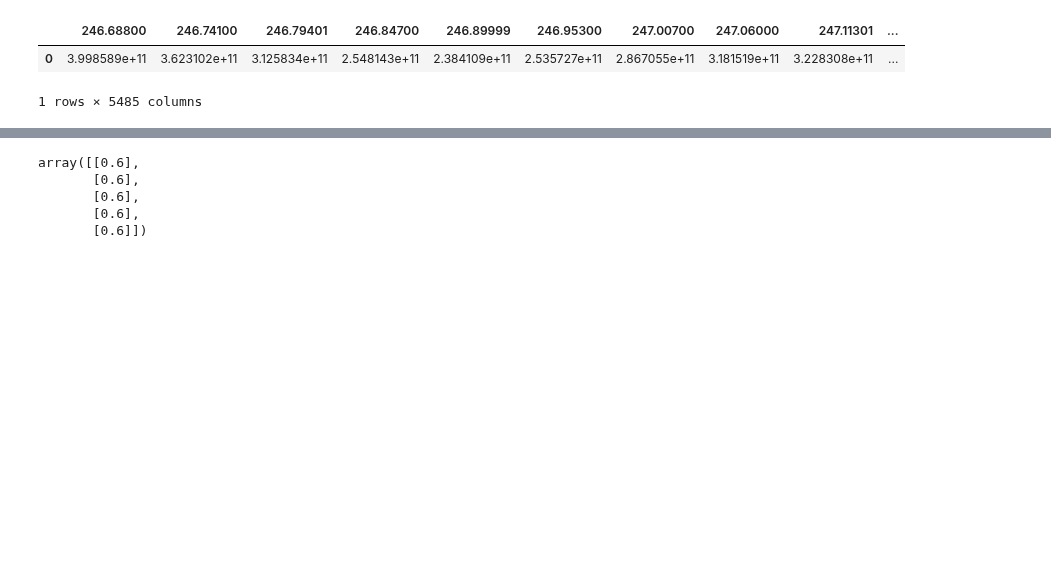
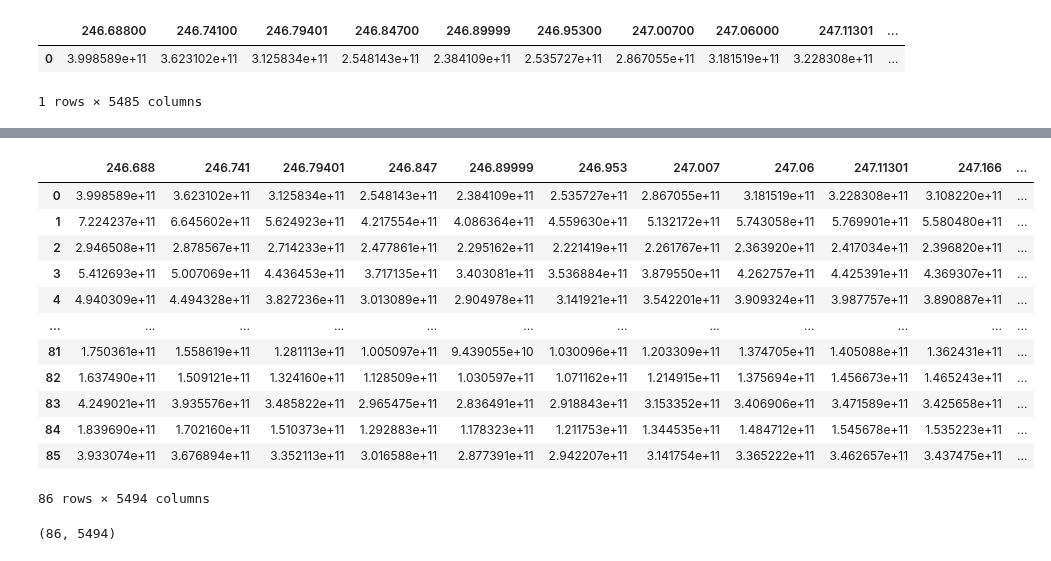
Before and after one commit to chhoumann/thesis-chemcam, a Jupyter notebook: baseline/notes.ipynb, the cells around one changed output, grey strips where cells are left out. Saved outputs shown, nothing was run; the diff lists cells and outputs as text; code cells hidden in the pictures; blank space fills up the shorter version.

```diff
--- a/baseline/notes.ipynb
+++ b/baseline/notes.ipynb
@@ -67,7 +67,7 @@ def get_preprocessed_sample_data(sample_name: str) -> list[pd.DataFrame]:
 
 sample_data: dict[str, list[pd.DataFrame]] = {}
 
-for _sample_name in sample_names[:5]:
+for _sample_name in sample_names[:100]:
     sample_data[_sample_name] = get_preprocessed_sample_data(_sample_name)
 
 sample_data.keys()
@@ -96,8 +96,8 @@ masks = [
 def mask_wavelegths(data: pd.DataFrame, mask):
     return data.loc[~((data["wave"] >= mask[0]) & (data["wave"] <= mask[1]))]
 
-for _sample_name, data in sample_data.items():
-    for i, _ in enumerate(data):
+for _sample_name, sample_dfs in sample_data.items():
+    for i, _ in enumerate(sample_dfs):
         for mask in masks:
             sample_data[_sample_name][i] = mask_wavelegths(sample_data[_sample_name][i], mask)
 
@@ -287,8 +248,40 @@ K2O: 0.6
-# %%
-pls.predict(X.values)
-# %% [output]
-array([[0.6],
-       [0.6],
-       [0.6],
-       [0.6],
-       [0.6]])
+# %%
+# transform all samples
+# final_df = pd.concat([transform_dataframe(dfs[0], sample_size) for dfs in sample_data.values()], ignore_index=True)
+
+# iterate over all samples
+# get the first dataframe for each sample
+# transform the dataframe
+# add the label to the dataframe
+# skip if the oxides labels cannot be found
+dfs = []
+for sample_name, sample_dfs in sample_data.items():
+    df = transform_dataframe(sample_dfs[0], sample_size)
+    if sample_name not in sample_compositions:
+        continue
+    oxides = get_major_oxides(sample_compositions[sample_name])
+
+    # add the label to the dataframe
+    df = df.assign(**oxides)
+    dfs.append(df)
+
+final_df = pd.concat(dfs, ignore_index=True)
+final_df
+# %% [output]
+|  | 246.688 | 246.741 | 246.79401 | 246.847 | 246.89999 | 246.953 | 247.007 | 247.06 | 247.11301 | 247.166 | ... |
+| 0 | 3.998589e+11 | 3.623102e+11 | 3.125834e+11 | 2.548143e+11 | 2.384109e+11 | 2.535727e+11 | 2.867055e+11 | 3.181519e+11 | 3.228308e+11 | 3.108220e+11 | ... |
+| 1 | 7.224237e+11 | 6.645602e+11 | 5.624923e+11 | 4.217554e+11 | 4.086364e+11 | 4.559630e+11 | 5.132172e+11 | 5.743058e+11 | 5.769901e+11 | 5.580480e+11 | ... |
+| 2 | 2.946508e+11 | 2.878567e+11 | 2.714233e+11 | 2.477861e+11 | 2.295162e+11 | 2.221419e+11 | 2.261767e+11 | 2.363920e+11 | 2.417034e+11 | 2.396820e+11 | ... |
+| 3 | 5.412693e+11 | 5.007069e+11 | 4.436453e+11 | 3.717135e+11 | 3.403081e+11 | 3.536884e+11 | 3.879550e+11 | 4.262757e+11 | 4.425391e+11 | 4.369307e+11 | ... |
+| 4 | 4.940309e+11 | 4.494328e+11 | 3.827236e+11 | 3.013089e+11 | 2.904978e+11 | 3.141921e+11 | 3.542201e+11 | 3.909324e+11 | 3.987757e+11 | 3.890887e+11 | ... |
+| ... | ... | ... | ... | ... | ... | ... | ... | ... | ... | ... | ... |
+| 81 | 1.750361e+11 | 1.558619e+11 | 1.281113e+11 | 1.005097e+11 | 9.439055e+10 | 1.030096e+11 | 1.203309e+11 | 1.374705e+11 | 1.405088e+11 | 1.362431e+11 | ... |
+| 82 | 1.637490e+11 | 1.509121e+11 | 1.324160e+11 | 1.128509e+11 | 1.030597e+11 | 1.071162e+11 | 1.214915e+11 | 1.375694e+11 | 1.456673e+11 | 1.465243e+11 | ... |
+| 83 | 4.249021e+11 | 3.935576e+11 | 3.485822e+11 | 2.965475e+11 | 2.836491e+11 | 2.918843e+11 | 3.153352e+11 | 3.406906e+11 | 3.471589e+11 | 3.425658e+11 | ... |
+| 84 | 1.839690e+11 | 1.702160e+11 | 1.510373e+11 | 1.292883e+11 | 1.178323e+11 | 1.211753e+11 | 1.344535e+11 | 1.484712e+11 | 1.545678e+11 | 1.535223e+11 | ... |
+| 85 | 3.933074e+11 | 3.676894e+11 | 3.352113e+11 | 3.016588e+11 | 2.877391e+11 | 2.942207e+11 | 3.141754e+11 | 3.365222e+11 | 3.462657e+11 | 3.437475e+11 | ... |
+86 rows × 5494 columns
+# %%
+final_df.shape
+# %% [output]
+(86, 5494)
```
Also changed, not shown: parts of 7 cells of this notebook.
